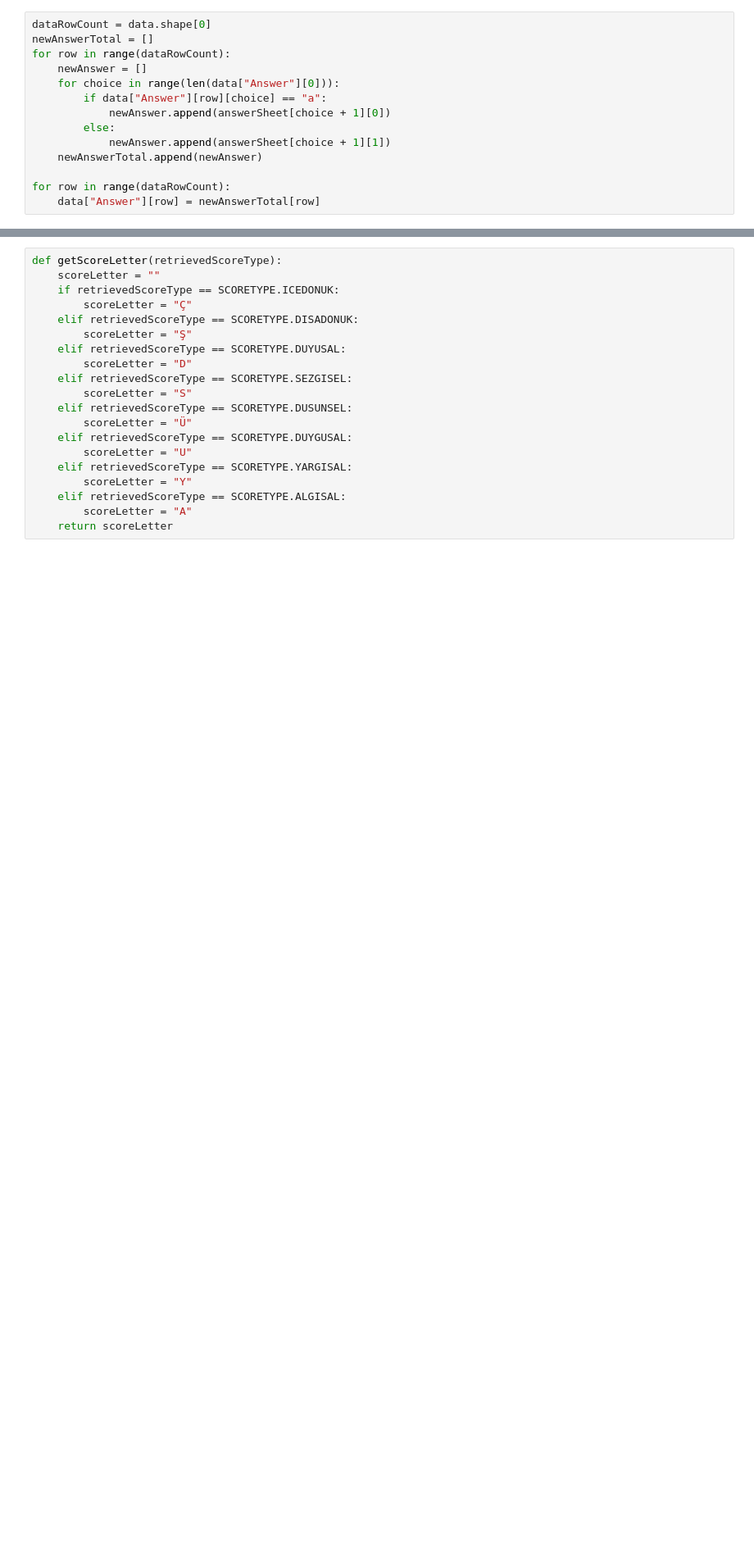
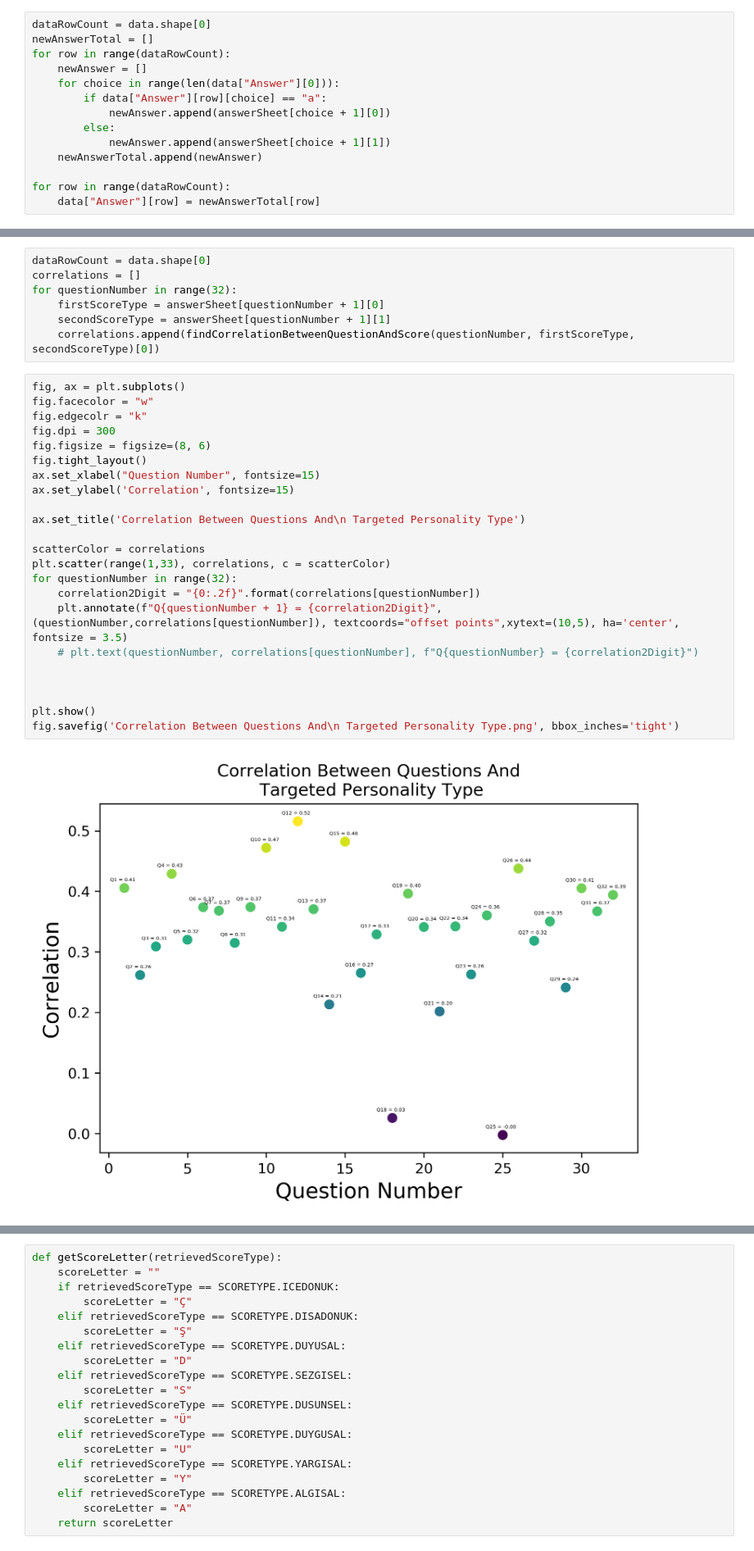
Before and after one commit to metin-ozturk/notebooks, a Jupyter notebook: kpa-firstAnalysis.ipynb, the cells around one changed output, grey strips where cells are left out. Shown at 82% size. Cells and saved outputs as stored; diff of their text form; blank space fills up the shorter version.

Commit message:
Changes About Plot

```diff
--- a/kpa-firstAnalysis.ipynb
+++ b/kpa-firstAnalysis.ipynb
@@ -187,0 +115,32 @@ def getPersonalityType(rowNumber):
+# %%
+dataRowCount = data.shape[0]
+correlations = []
+for questionNumber in range(32):
+    firstScoreType = answerSheet[questionNumber + 1][0]
+    secondScoreType = answerSheet[questionNumber + 1][1]
+    correlations.append(findCorrelationBetweenQuestionAndScore(questionNumber, firstScoreType, secondScoreType)[0])
+# %%
+fig, ax = plt.subplots()
+fig.facecolor = "w"
+fig.edgecolr = "k"
+fig.dpi = 300
+fig.figsize = figsize=(8, 6)
+fig.tight_layout()
+ax.set_xlabel("Question Number", fontsize=15)
+ax.set_ylabel('Correlation', fontsize=15)
+
+ax.set_title('Correlation Between Questions And\n Targeted Personality Type')
+
+scatterColor = correlations
+plt.scatter(range(1,33), correlations, c = scatterColor)
+for questionNumber in range(32):
+    correlation2Digit = "{0:.2f}".format(correlations[questionNumber])
+    plt.annotate(f"Q{questionNumber + 1} = {correlation2Digit}",(questionNumber,correlations[questionNumber]), textcoords="offset points",xytext=(10,5), ha='center', fontsize = 3.5)
+    # plt.text(questionNumber, correlations[questionNumber], f"Q{questionNumber} = {correlation2Digit}")
+
+
+
+plt.show()
+fig.savefig('Correlation Between Questions And\n Targeted Personality Type.png', bbox_inches='tight')
+# %% [output]
+[figure, added]
```
Also changed, not shown: parts of 13 cells of this notebook, 1 other file.
